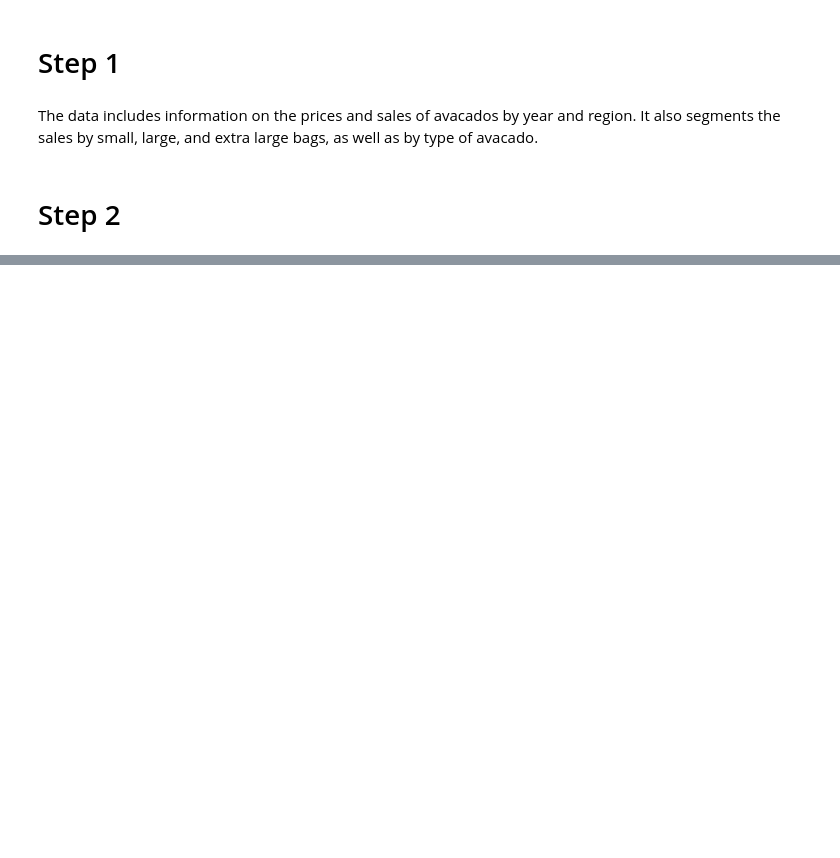
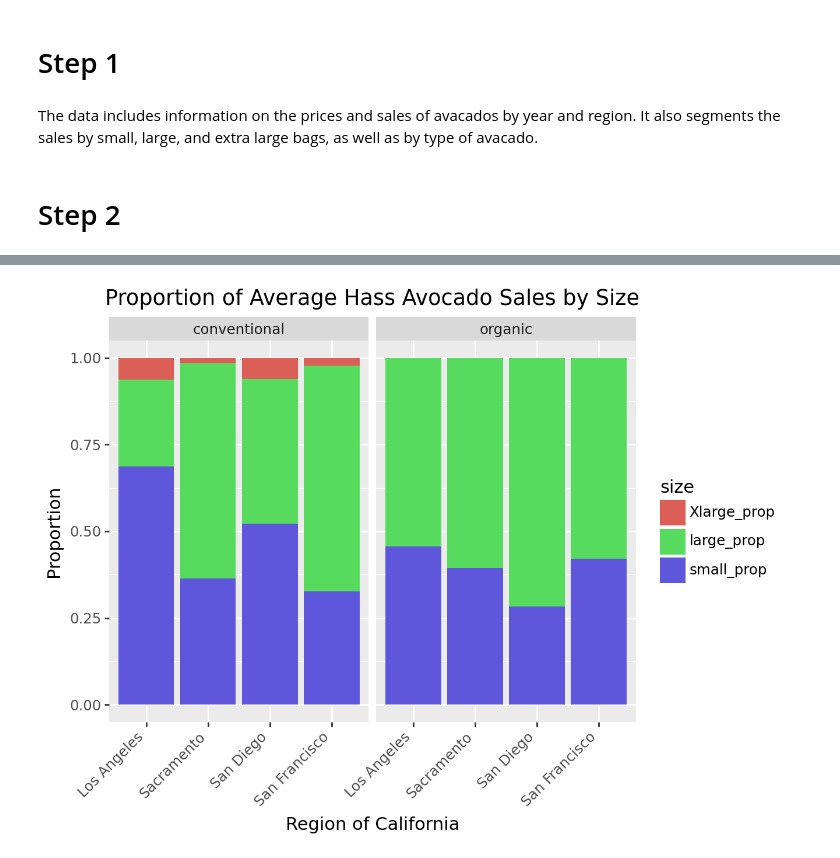
Before and after one commit to rtneely/GSB-544, a Jupyter notebook: Week-2/Lab2.ipynb, the cells around one changed output, grey strips where cells are left out. Drawn from its saved outputs; the diff is of its cells as text; code cells hidden in the pictures; blank space fills up the shorter version.

```diff
--- a/Week-2/Lab2.ipynb
+++ b/Week-2/Lab2.ipynb
@@ -97,0 +261,14 @@ df.rename(columns = {
+# %%
+total_sales_ca = (california_regions_df['small']+california_regions_df['large']+california_regions_df['extra large'])
+
+california_regions_df['small_prop'] = california_regions_df['small']/total_sales_ca
+california_regions_df['large_prop'] = california_regions_df['large']/total_sales_ca
+california_regions_df['Xlarge_prop'] = california_regions_df['extra large']/total_sales_ca
+
+california_regions_df
+
+california_regions_melt = california_regions_df.melt(
+    id_vars = ['geography','type','total_volume'],
+    value_vars = ['small_prop','large_prop','Xlarge_prop'],
+    var_name = 'size', value_name = 'proportion'
+)
@@ -97,0 +288,9 @@ df.rename(columns = {
+# %%
+(ggplot(california_regions_melt, aes(x = 'geography',y='proportion', fill='size'))
+    + geom_bar(stat='identity',position='fill')
+    + facet_wrap('~type')
+    + labs(x = 'Region of California', y='Proportion', title = 'Proportion of Average Hass Avocado Sales by Size')
+    + theme(axis_text_x = element_text(angle=45, hjust=1))
+)
+# %% [output]
+[figure, added]
```
Also changed, not shown: parts of 28 cells of this notebook, 1 other file.
